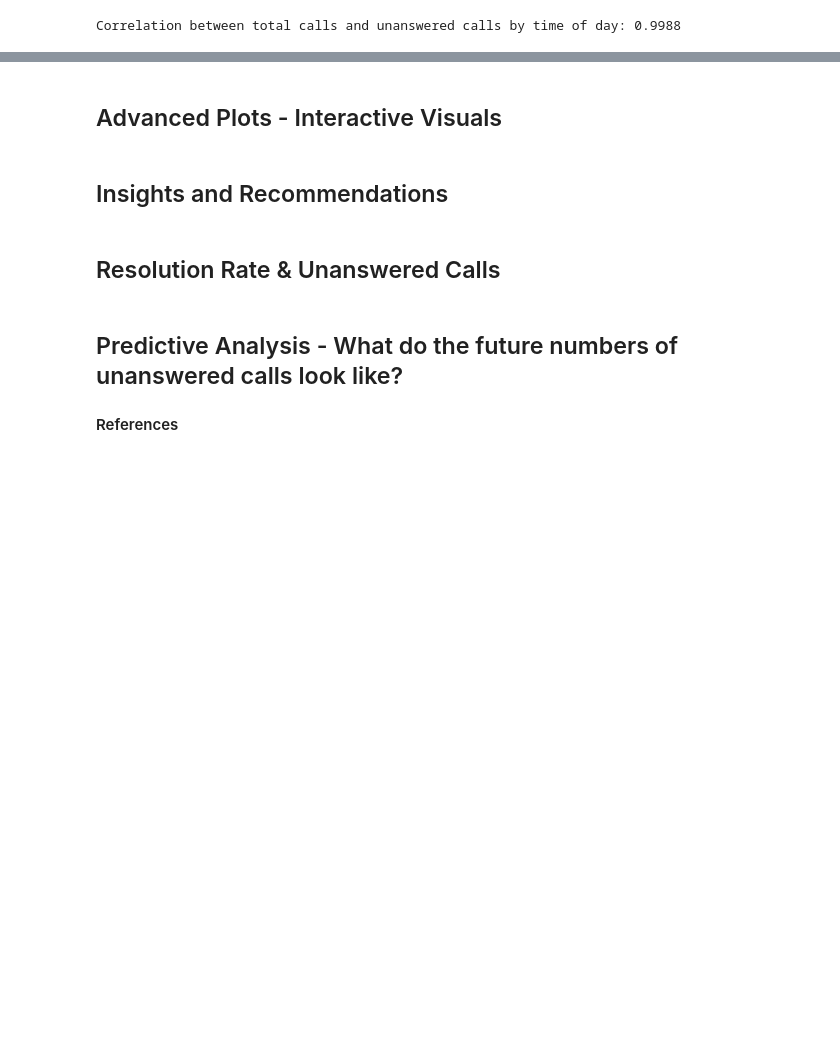
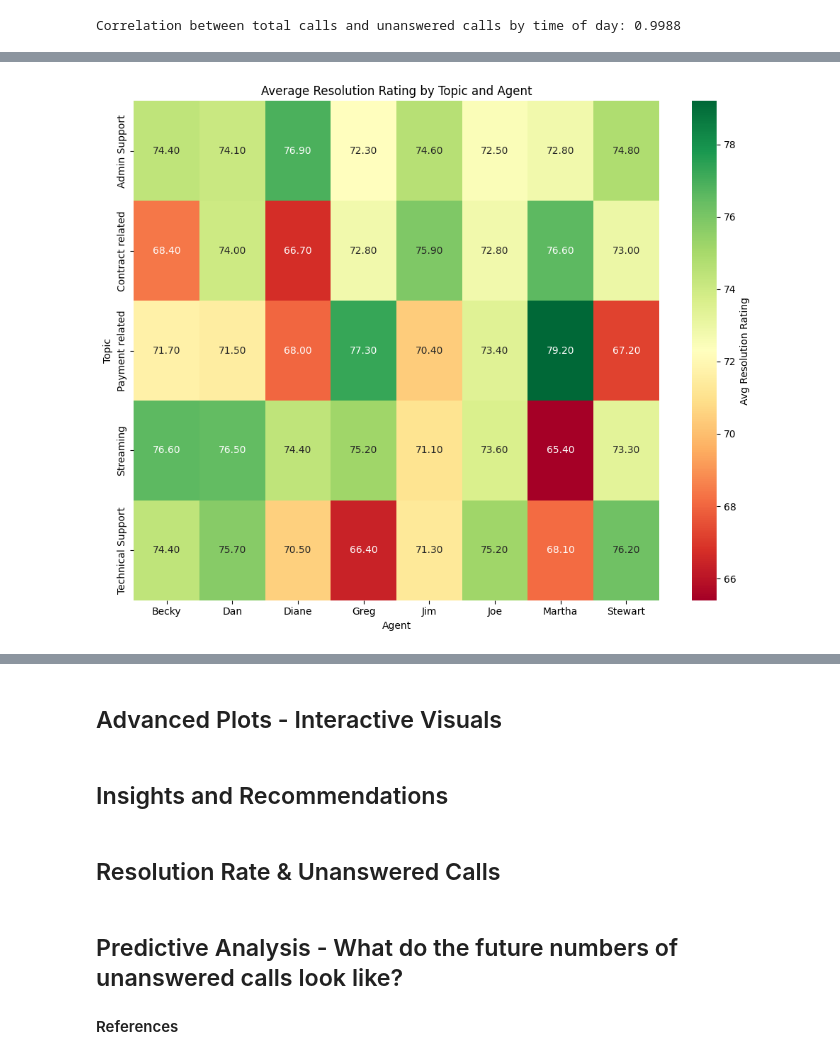
Before and after one commit to daveysull/PFDA, a Jupyter notebook: project/project.ipynb, the cells around one changed output, grey strips where cells are left out. Saved outputs shown, nothing was run; the diff lists cells and outputs as text; code cells hidden in the pictures; blank space fills up the shorter version.

```diff
--- a/project/project.ipynb
+++ b/project/project.ipynb
@@ -612,0 +739,17 @@ Review satisfaction scores and exclude unanswered calls
+# %%
+# Calculate the mean resolution rating by topic and agent
+resolution_by_topic_agent = df.groupby(['topic','agent'])['resolved'].apply(lambda x: (x == 'Y').mean() * 100).round(1)
+
+# Unstack the data for visualization (converting it to a 2D table)
+resolution_matrix = resolution_by_topic_agent.unstack()
+
+# Create the heatmap
+plt.figure(figsize=(10, 8))
+sns.heatmap(resolution_matrix, annot=True, cmap='RdYlGn', fmt=".2f", cbar_kws={'label': 'Avg Resolution Rating'})
+plt.title('Average Resolution Rating by Topic and Agent')
+plt.ylabel('Topic')
+plt.xlabel('Agent')
+plt.tight_layout()
+plt.show()
+# %% [output]
+[figure, added]
```
Also changed, not shown: parts of 19 cells of this notebook.
